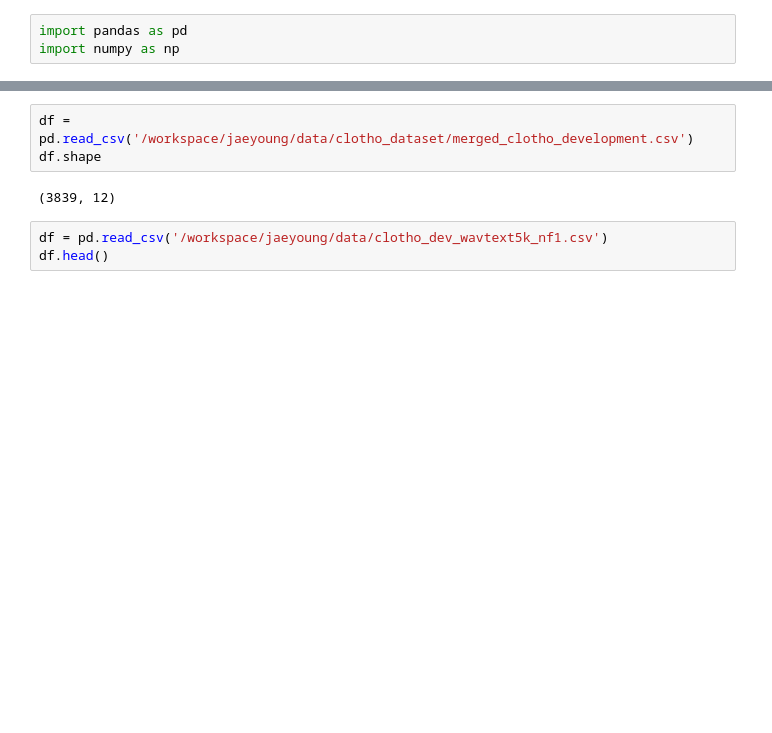
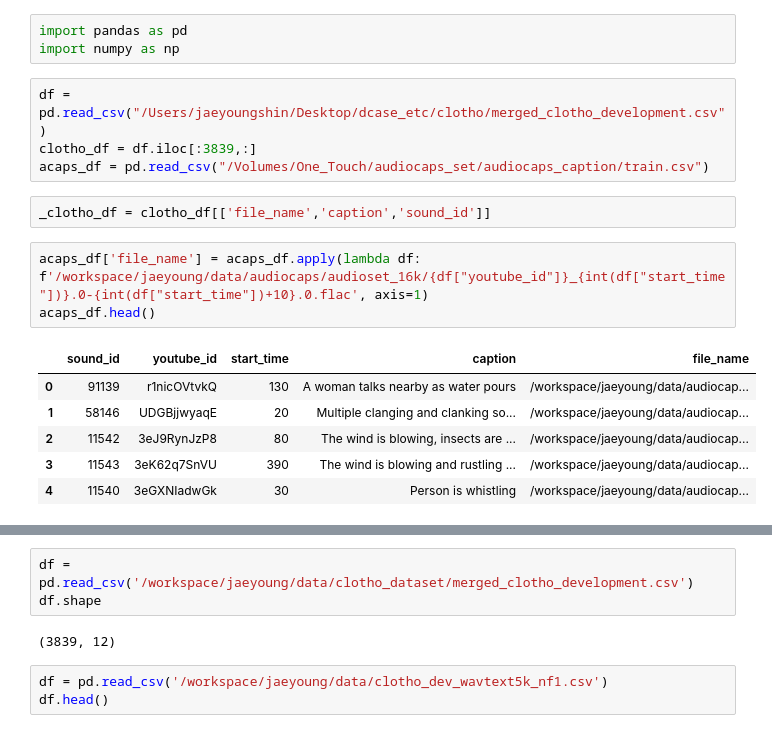
Before and after one commit to jyshin0926/audio_retrieval, a Jupyter notebook: ONE-PEACE/one_peace/data/check_df.ipynb, the cells around one changed output, grey strips where cells are left out. Cells and saved outputs as stored; diff of their text form; blank space fills up the shorter version.

```diff
--- a/ONE-PEACE/one_peace/data/check_df.ipynb
+++ b/ONE-PEACE/one_peace/data/check_df.ipynb
@@ -1,3 +1,19 @@
 # %%
 import pandas as pd
 import numpy as np
+# %%
+df = pd.read_csv("/Users/jaeyoungshin/Desktop/dcase_etc/clotho/merged_clotho_development.csv")
+clotho_df = df.iloc[:3839,:]
+acaps_df = pd.read_csv("/Volumes/One_Touch/audiocaps_set/audiocaps_caption/train.csv")
+# %%
+_clotho_df = clotho_df[['file_name','caption','sound_id']]
+# %%
+acaps_df['file_name'] = acaps_df.apply(lambda df: f'/workspace/jaeyoung/data/audiocaps/audioset_16k/{df["youtube_id"]}_{int(df["start_time"])}.0-{int(df["start_time"])+10}.0.flac', axis=1)
+acaps_df.head()
+# %% [output]
+|  | sound_id | youtube_id | start_time | caption | file_name |
+| 0 | 91139 | r1nicOVtvkQ | 130 | A woman talks nearby as water pours | /workspace/jaeyoung/data/audiocap... |
+| 1 | 58146 | UDGBjjwyaqE | 20 | Multiple clanging and clanking so... | /workspace/jaeyoung/data/audiocap... |
+| 2 | 11542 | 3eJ9RynJzP8 | 80 | The wind is blowing, insects are ... | /workspace/jaeyoung/data/audiocap... |
+| 3 | 11543 | 3eK62q7SnVU | 390 | The wind is blowing and rustling ... | /workspace/jaeyoung/data/audiocap... |
+| 4 | 11540 | 3eGXNIadwGk | 30 | Person is whistling | /workspace/jaeyoung/data/audiocap... |
```
Also changed, not shown: parts of 5 cells of this notebook, 1 other file.
